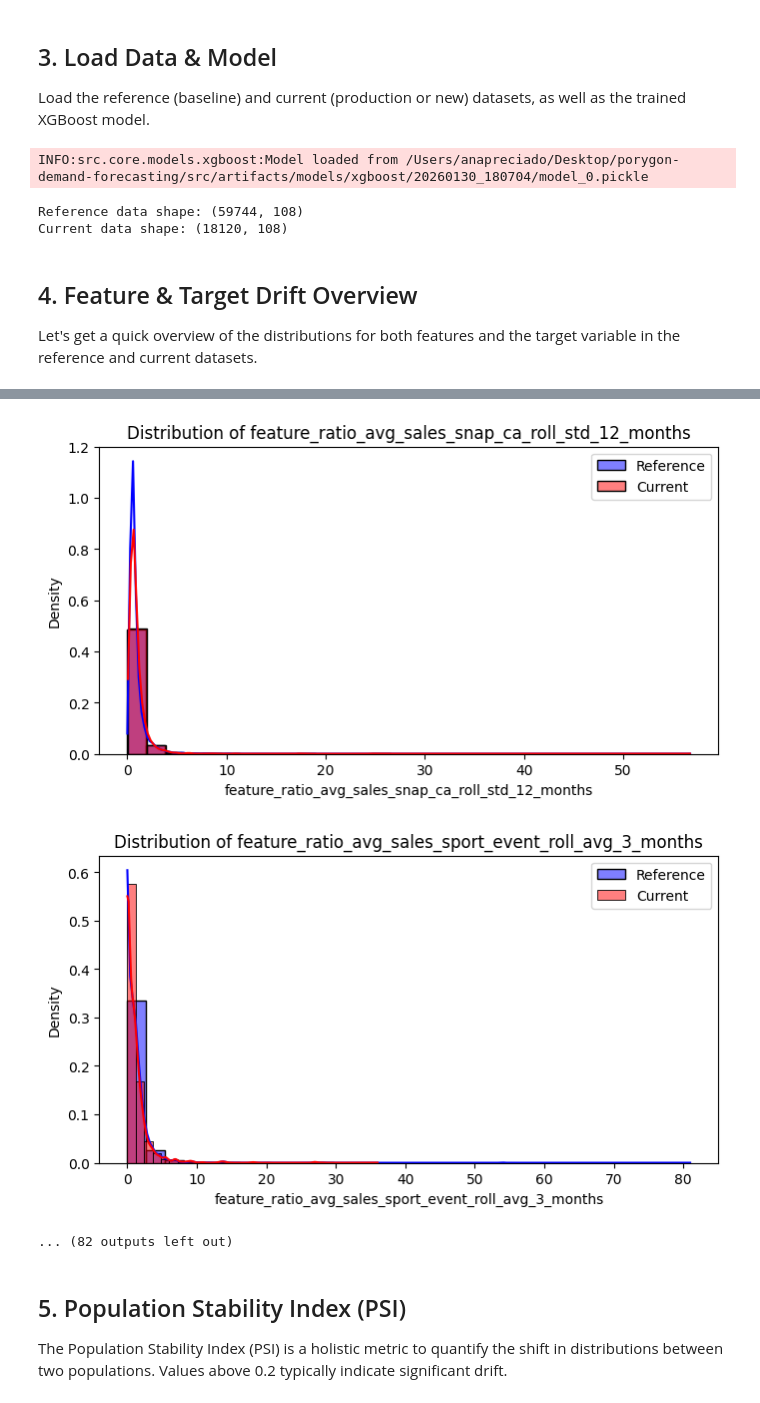
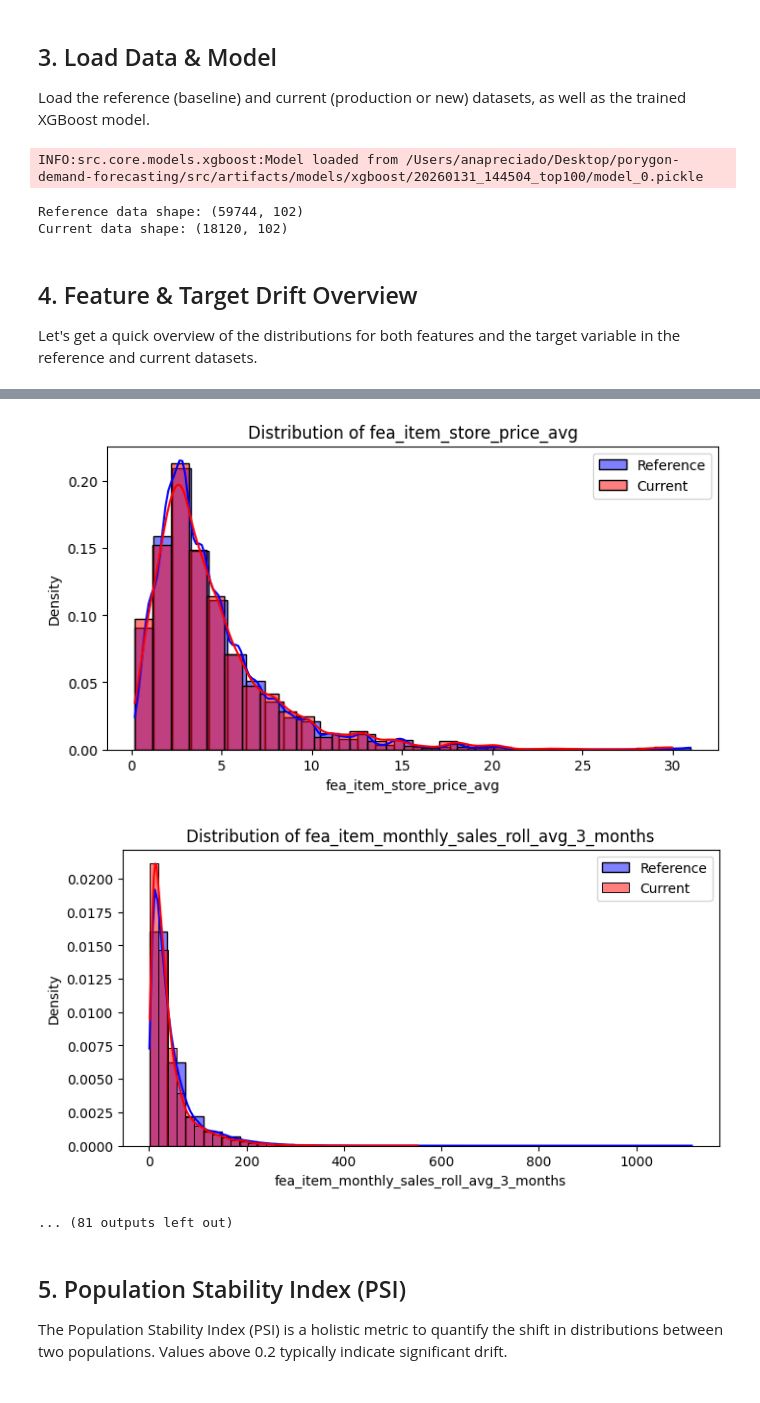
Before and after one commit to AnaPrec07/porygon-demand-forecasting, a Jupyter notebook: src/notebooks/model_training/xgboost/drift_monitoring.ipynb, the cells around one changed output, grey strips where cells are left out. Saved outputs shown, nothing was run; the diff lists cells and outputs as text; code cells hidden in the pictures.

Commit message:
POPIP-187: Finalize model.

```diff
--- a/src/notebooks/model_training/xgboost/drift_monitoring.ipynb
+++ b/src/notebooks/model_training/xgboost/drift_monitoring.ipynb
@@ -50,29 +50,29 @@ Load the reference (baseline) and current (production or new) datasets, as well
 # %%
 # Define paths to your data and model
 model = XgboostModel().load_model(
-    '/Users/anapreciado/Desktop/porygon-demand-forecasting/src/artifacts/models/xgboost/20260130_180704/model_0.pickle'
+    '/Users/anapreciado/Desktop/porygon-demand-forecasting/src/artifacts/models/xgboost/20260131_144504_top100/model_0.pickle'
 )
 
 reference_df = model.training_df
 current_df = model.validation_df
 
-feature_importance = pd.read_csv(f"{model.run_directory}/feature_importance.csv")
+feature_importance = model.feature_importance
 
 
 # Display basic info
 print(f"Reference data shape: {reference_df.shape}")
 print(f"Current data shape: {current_df.shape}")
 # %% [output]
-INFO:src.core.models.xgboost:Model loaded from /Users/anapreciado/Desktop/porygon-demand-forecasting/src/artifacts/models/xgboost/20260130_180704/model_0.pickle
+INFO:src.core.models.xgboost:Model loaded from /Users/anapreciado/Desktop/porygon-demand-forecasting/src/artifacts/models/xgboost/20260131_144504_top100/model_0.pickle
-Reference data shape: (59744, 108)
-Current data shape: (18120, 108)
+Reference data shape: (59744, 102)
+Current data shape: (18120, 102)
 # %% [markdown]
 ## 4. Feature & Target Drift Overview
 Let's get a quick overview of the distributions for both features and the target variable in the reference and current datasets.
 # %%
 # Specify feature and target columns
 
-feature_importance = pd.read_csv(f"{model.run_directory}/feature_importance.csv")
+feature_importance = model.feature_importance
 FEATURE_COLS = list(feature_importance["feature"].values)
 TARGET_COL = config_loader.target_col
 
@@ -110,6 +110,6 @@ plt.show()
-[figure, old version]
+[figure, new version]
-[figure, old version]
+[figure, new version]
-... (82 outputs left out)
+... (81 outputs left out)
 # %% [markdown]
 ## 5. Population Stability Index (PSI)
 The Population Stability Index (PSI) is a holistic metric to quantify the shift in distributions between two populations. Values above 0.2 typically indicate significant drift.
```
Also changed, not shown: parts of 4 cells of this notebook, 7 other files.
